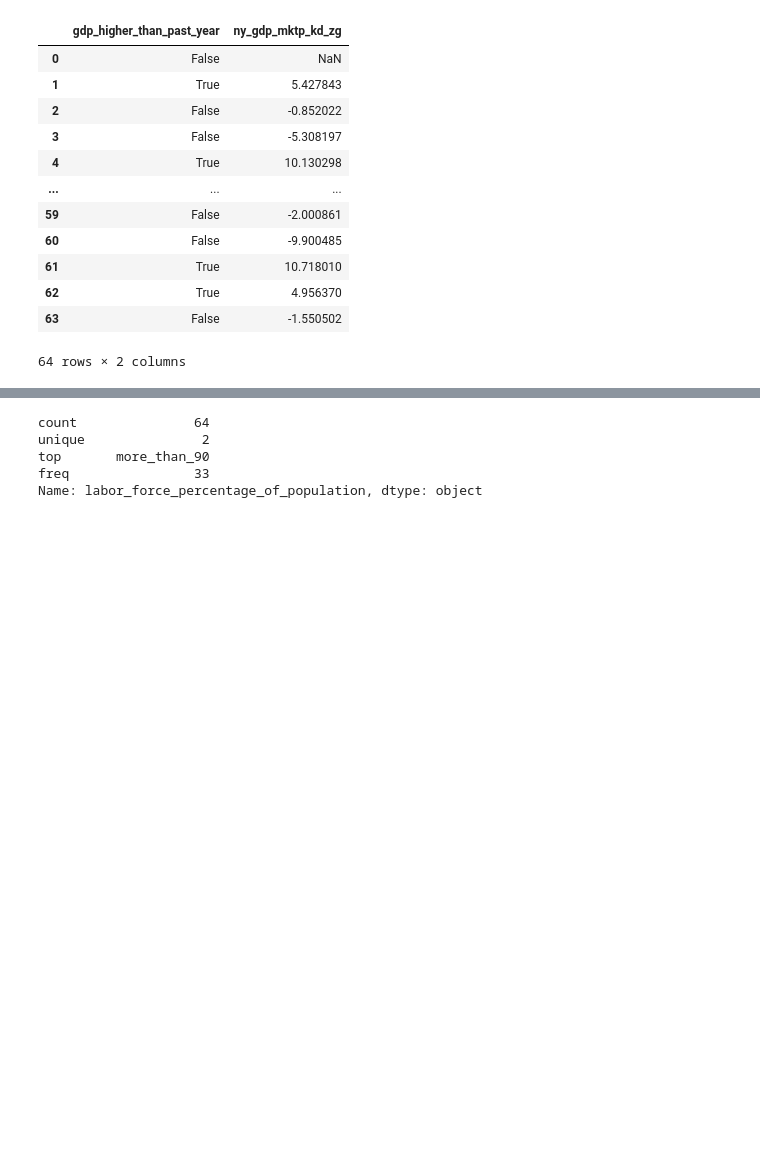
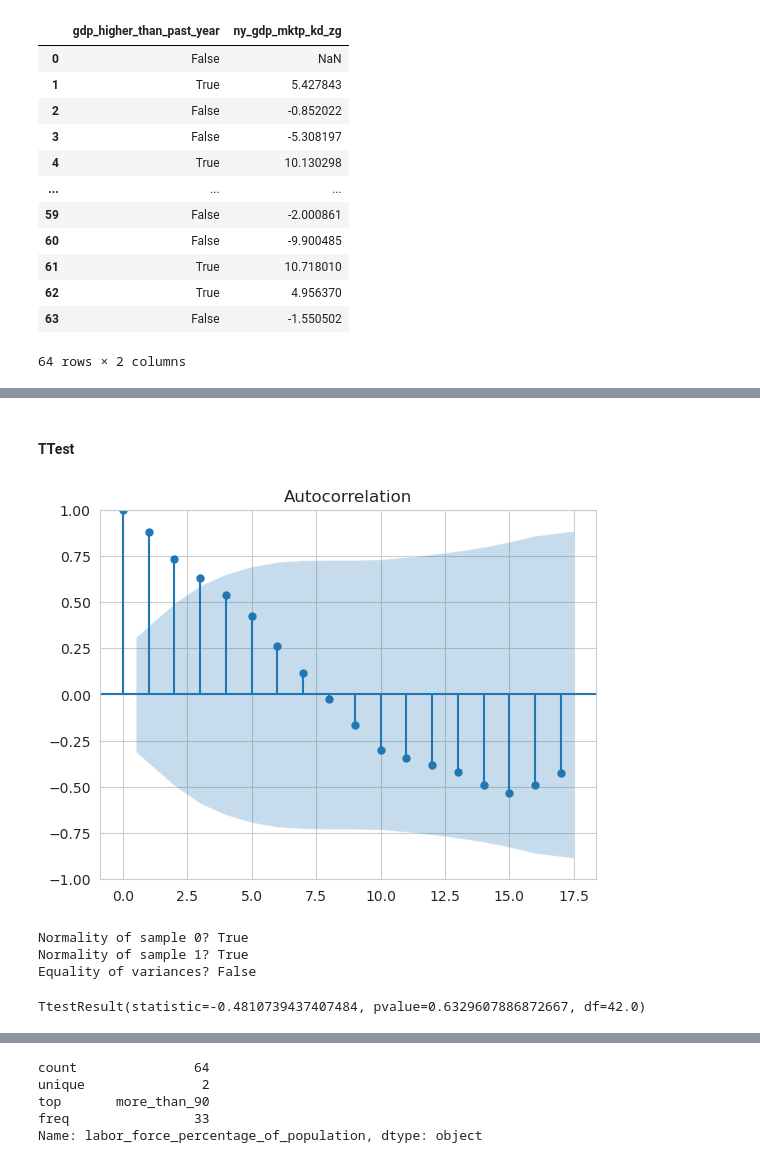
Before and after one commit to alejo-cuello/research-on-argentina, a Jupyter notebook: notebooks/0.2-alejo-impute_data.ipynb, the cells around one changed output, grey strips where cells are left out. Cells and saved outputs as stored; diff of their text form; code cells hidden in the pictures; blank space fills up the shorter version.

```diff
--- a/notebooks/0.2-alejo-impute_data.ipynb
+++ b/notebooks/0.2-alejo-impute_data.ipynb
@@ -100,0 +217,3 @@ arg_di_df[["gdp_higher_than_past_year", "ny_gdp_mktp_kd_zg"]]
+# %%
+columns_with_missing_values = get_columns_with_missing_values(arg_di_df)
+columns_with_missing_values
@@ -100,0 +299,32 @@ arg_di_df[["gdp_higher_than_past_year", "ny_gdp_mktp_kd_zg"]]
+# %% [markdown]
+#### TTest
+# %%
+def get_groups_of_missing_values(data, grouping_variable, grouped_variable):
+
+    indexes_of_grouping_variable = arg_di_df.value_counts(grouping_variable, dropna=False).index
+
+    grouped_variable = columns_with_missing_values[0]
+    grouped_variable_description = get_indicator_name(grouped_variable, True)
+
+    groupby_series = (
+        data
+            .rename(columns={grouped_variable: grouped_variable_description})
+            .loc[:,[grouping_variable, grouped_variable_description]]
+            .dropna()
+            .groupby(grouping_variable)
+    )
+
+    group_1 = pd.DataFrame() if groupby_series.indices.get(indexes_of_grouping_variable[1]) is None else groupby_series.get_group(indexes_of_grouping_variable[1]).loc[:,grouped_variable_description]
+    group_2 = pd.DataFrame() if groupby_series.indices.get(indexes_of_grouping_variable[0]) is None else groupby_series.get_group(indexes_of_grouping_variable[0]).loc[:,grouped_variable_description]
+
+    return group_1, group_2
+
+group_1, group_2 = get_groups_of_missing_values(arg_di_df, "year_of_dictatorship", columns_with_missing_values[1])
+
+ttest_ind_and_conditions(group_1,group_2)
+# %% [output]
+[figure, added]
+Normality of sample 0? True
+Normality of sample 1? True
+Equality of variances? False
+TtestResult(statistic=-0.4810739437407484, pvalue=0.6329607886872667, df=42.0)
```
Also changed, not shown: parts of 71 cells of this notebook, 3 other files.
